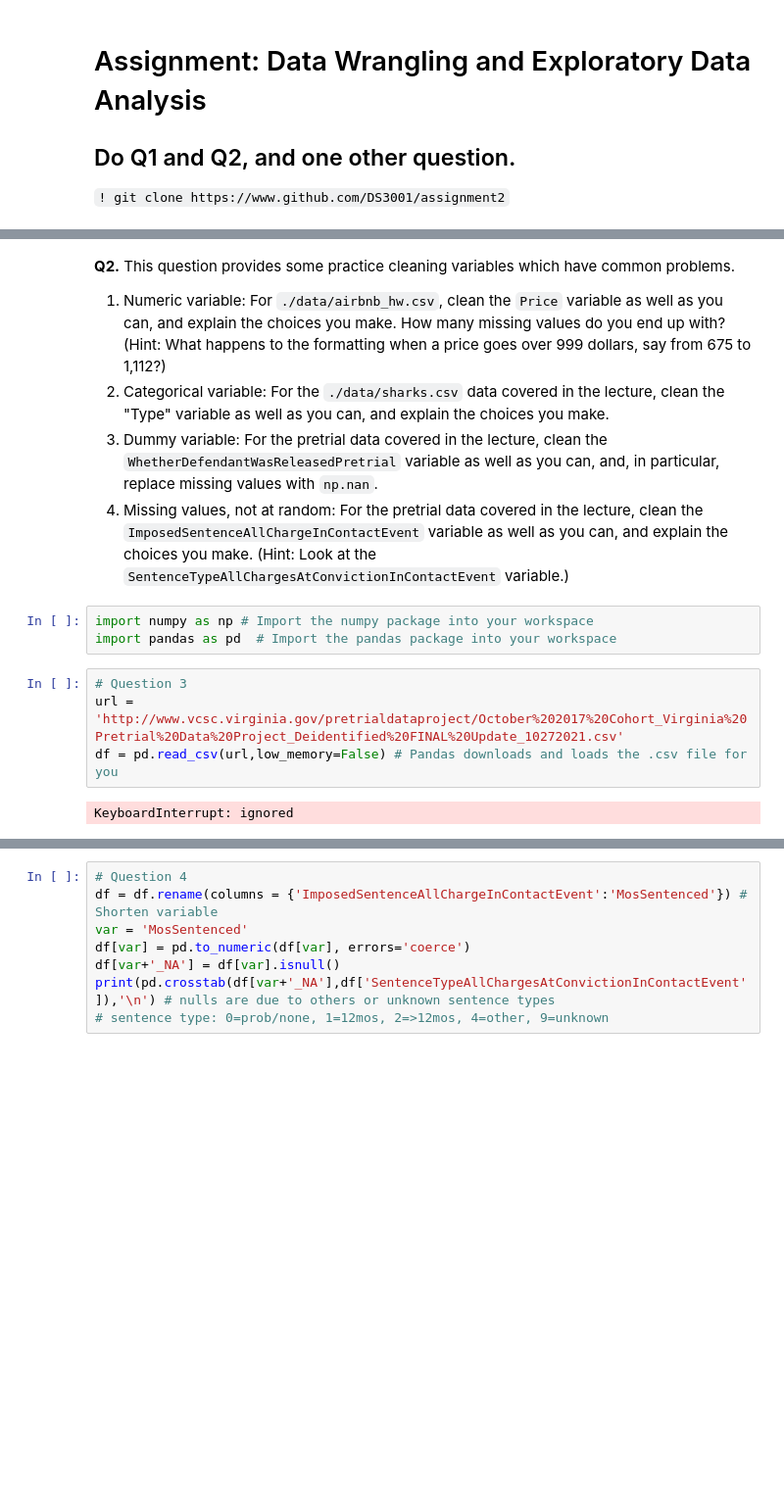
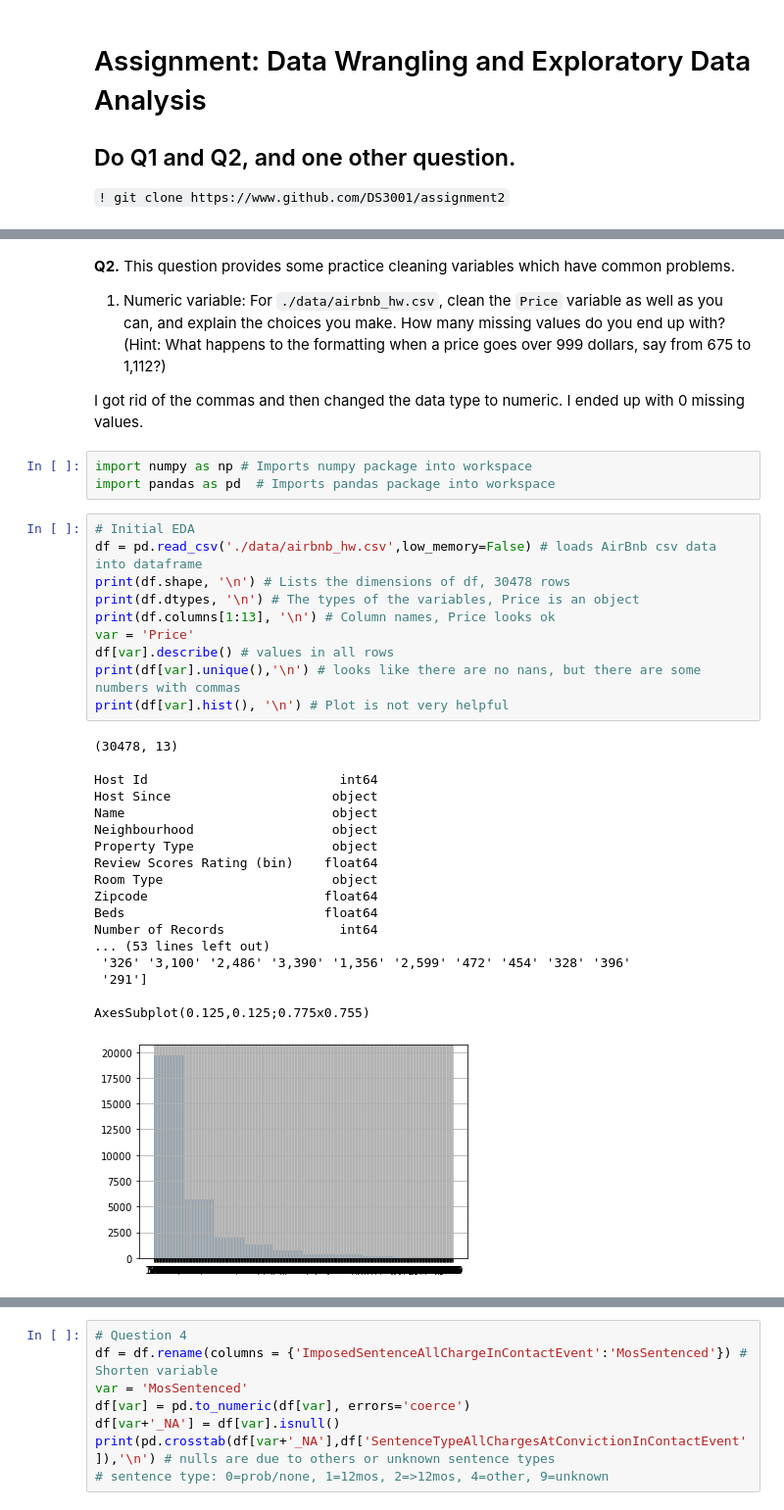
Before and after one commit to ecm8yu/assignment2, a Jupyter notebook: assignment2.ipynb, the cells around one changed output, grey strips where cells are left out. Shown: that part at 98% size. Cells and saved outputs as stored; diff of their text form; blank space fills up the shorter version.

```diff
--- a/assignment2.ipynb
+++ b/assignment2.ipynb
@@ -27,15 +44,37 @@ Resolving deltas: 100% (9/9), done.
 # %% [markdown]
 **Q2.** This question provides some practice cleaning variables which have common problems.
 1. Numeric variable: For `./data/airbnb_hw.csv`, clean the `Price` variable as well as you can, and explain the choices you make. How many missing values do you end up with? (Hint: What happens to the formatting when a price goes over 999 dollars, say from 675 to 1,112?)
-2. Categorical variable: For the `./data/sharks.csv` data covered in the lecture, clean the "Type" variable as well as you can, and explain the choices you make.
-3. Dummy variable: For the pretrial data covered in the lecture, clean the `WhetherDefendantWasReleasedPretrial` variable as well as you can, and, in particular, replace missing values with `np.nan`.
-4. Missing values, not at random: For the pretrial data covered in the lecture, clean the `ImposedSentenceAllChargeInContactEvent` variable as well as you can, and explain the choices you make. (Hint: Look at the `SentenceTypeAllChargesAtConvictionInContactEvent` variable.)
+
+I got rid of the commas and then changed the data type to numeric. I ended up with 0 missing values.
 # %%
-import numpy as np # Import the numpy package into your workspace
-import pandas as pd  # Import the pandas package into your workspace
+import numpy as np # Imports numpy package into workspace
+import pandas as pd  # Imports pandas package into workspace
-# %%
-# Question 3
-url = 'http://www.vcsc.virginia.gov/pretrialdataproject/October%202017%20Cohort_Virginia%20Pretrial%20Data%20Project_Deidentified%20FINAL%20Update_10272021.csv'
-df = pd.read_csv(url,low_memory=False) # Pandas downloads and loads the .csv file for you
-# %% [output]
-KeyboardInterrupt: ignored
+# %%
+# Initial EDA
+df = pd.read_csv('./data/airbnb_hw.csv',low_memory=False) # loads AirBnb csv data into dataframe
+print(df.shape, '\n') # Lists the dimensions of df, 30478 rows
+print(df.dtypes, '\n') # The types of the variables, Price is an object
+print(df.columns[1:13], '\n') # Column names, Price looks ok
+var = 'Price'
+df[var].describe() # values in all rows
+print(df[var].unique(),'\n') # looks like there are no nans, but there are some numbers with commas
+print(df[var].hist(), '\n') # Plot is not very helpful
+# %% [output]
+(30478, 13)
+
+Host Id                         int64
+Host Since                     object
+Name                           object
+Neighbourhood                  object
+Property Type                  object
+Review Scores Rating (bin)    float64
+Room Type                      object
+Zipcode                       float64
+Beds                          float64
+Number of Records               int64
+... (53 lines left out)
+ '326' '3,100' '2,486' '3,390' '1,356' '2,599' '472' '454' '328' '396'
+ '291']
+
+AxesSubplot(0.125,0.125;0.775x0.755)
+[figure, added]
```
Also changed, not shown: parts of 32 cells of this notebook.
